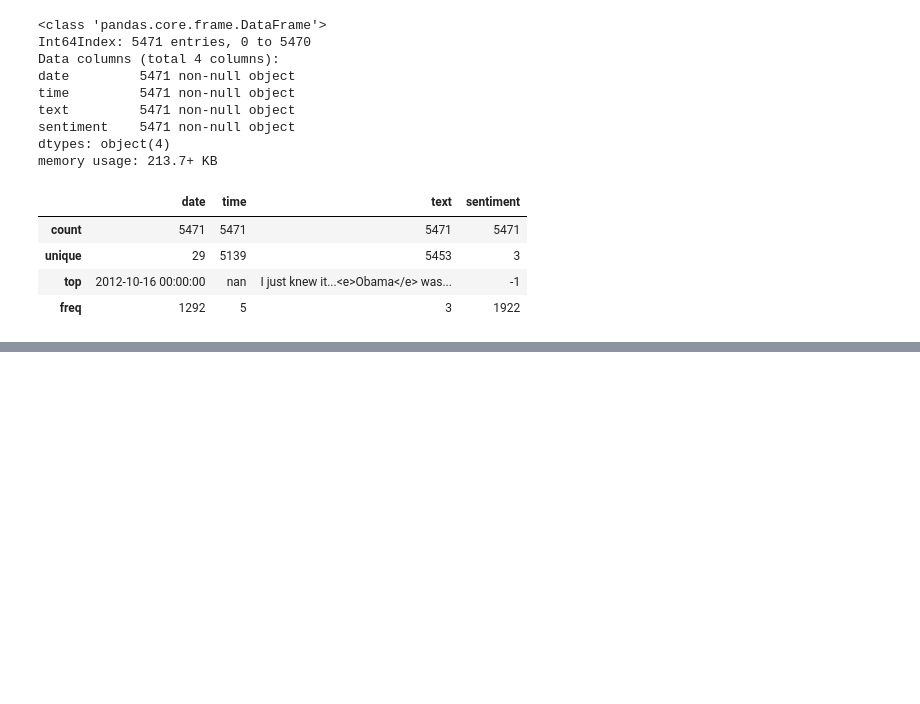
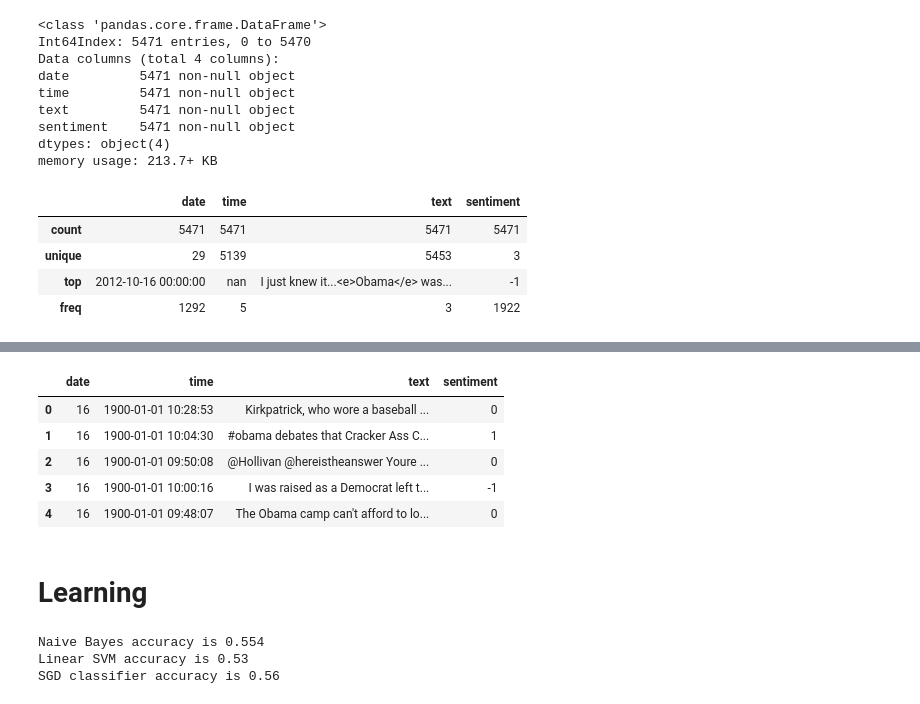
Before and after one commit to Srimma2/DM-Assignments, a Jupyter notebook: Assignment 2/eda.ipynb, the cells around one changed output, grey strips where cells are left out. Saved outputs shown, nothing was run; the diff lists cells and outputs as text; code cells hidden in the pictures; blank space fills up the shorter version.

Commit message:
added classifier

```diff
--- a/Assignment 2/eda.ipynb
+++ b/Assignment 2/eda.ipynb
@@ -143,0 +162,11 @@ array([[<matplotlib.axes._subplots.AxesSubplot object at 0x...>,
+# %%
+data[:5]
+# %% [output]
+|  | date | time | text | sentiment |
+| 0 | 16 | 1900-01-01 10:28:53 | Kirkpatrick, who wore a baseball ... | 0 |
+| 1 | 16 | 1900-01-01 10:04:30 | #obama debates that Cracker Ass C... | 1 |
+| 2 | 16 | 1900-01-01 09:50:08 | @Hollivan @hereistheanswer Youre ... | 0 |
+| 3 | 16 | 1900-01-01 10:00:16 | I was raised as a Democrat left t... | -1 |
+| 4 | 16 | 1900-01-01 09:48:07 | The Obama camp can't afford to lo... | 0 |
+# %% [markdown]
+# Learning
@@ -143,0 +175,37 @@ array([[<matplotlib.axes._subplots.AxesSubplot object at 0x...>,
+# %%
+from sklearn.pipeline import Pipeline
+from sklearn.feature_extraction.text import CountVectorizer,TfidfTransformer
+from sklearn.naive_bayes import MultinomialNB
+from sklearn.svm import LinearSVC
+from sklearn.linear_model import SGDClassifier
+
+# divide into train and test data
+train_data,train_target = data['text'][:-500],data['sentiment'][:-500].astype(int)
+test_data,test_target = data['text'][-500:],data['sentiment'][-500:].astype(int)
+
+# create a pipeline
+text_tfidf = Pipeline([('vect', CountVectorizer()),
+                    ('tfidf',TfidfTransformer())])
+
+# transform the data
+train_data = text_tfidf.fit_transform(train_data)
+test_data = text_tfidf.transform(test_data)
+
+# naive Bayes
+naive_clf = MultinomialNB().fit(train_data,train_target)
+pred_val = naive_clf.predict(test_data)
+print "Naive Bayes accuracy is {}".format(np.mean(pred_val == test_target))
+
+# svm
+svm_clf = LinearSVC().fit(train_data,train_target)
+pred_val = svm_clf.predict(test_data)
+print "Linear SVM accuracy is {}".format(np.mean(pred_val == test_target))
+
+# sgd
+sgd_clf = SGDClassifier().fit(train_data,train_target)
+pred_val = sgd_clf.predict(test_data)
+print "SGD classifier accuracy is {}".format(np.mean(pred_val == test_target))
+# %% [output]
+Naive Bayes accuracy is 0.554
+Linear SVM accuracy is 0.53
+SGD classifier accuracy is 0.56
```
Also changed, not shown: parts of 6 cells of this notebook, 1 other file.
